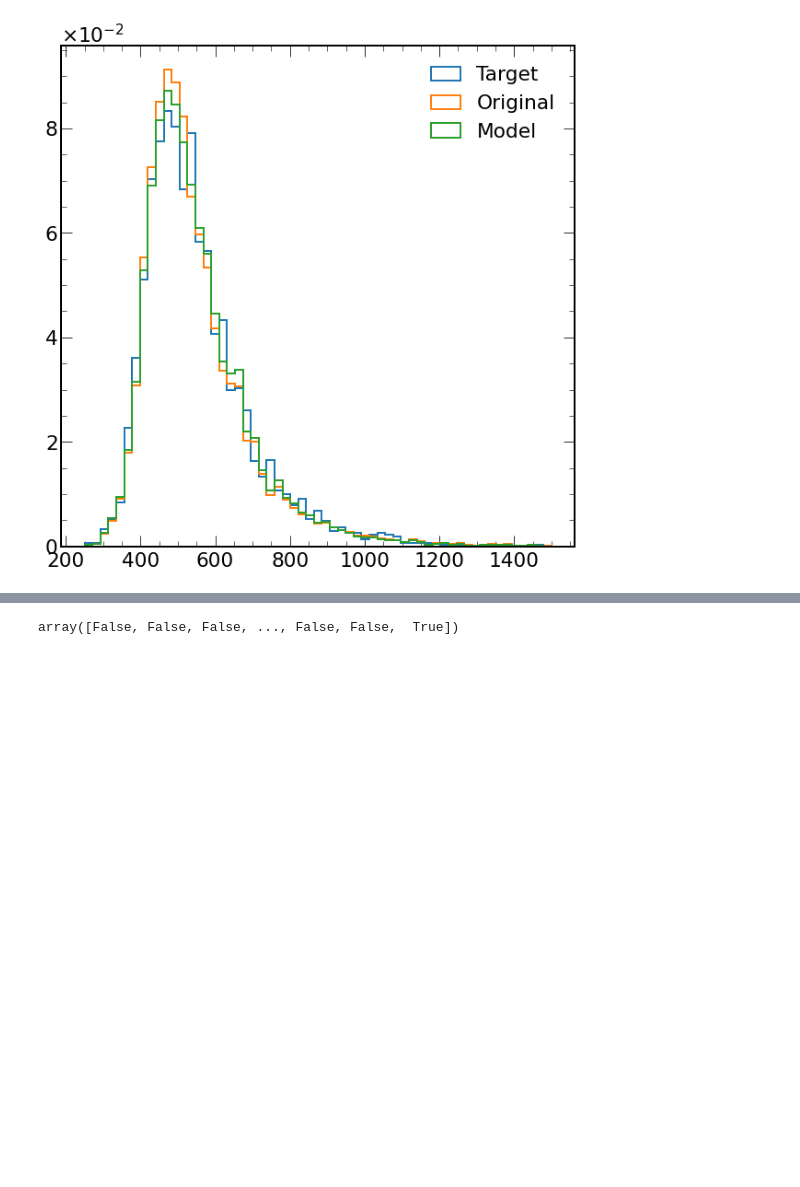
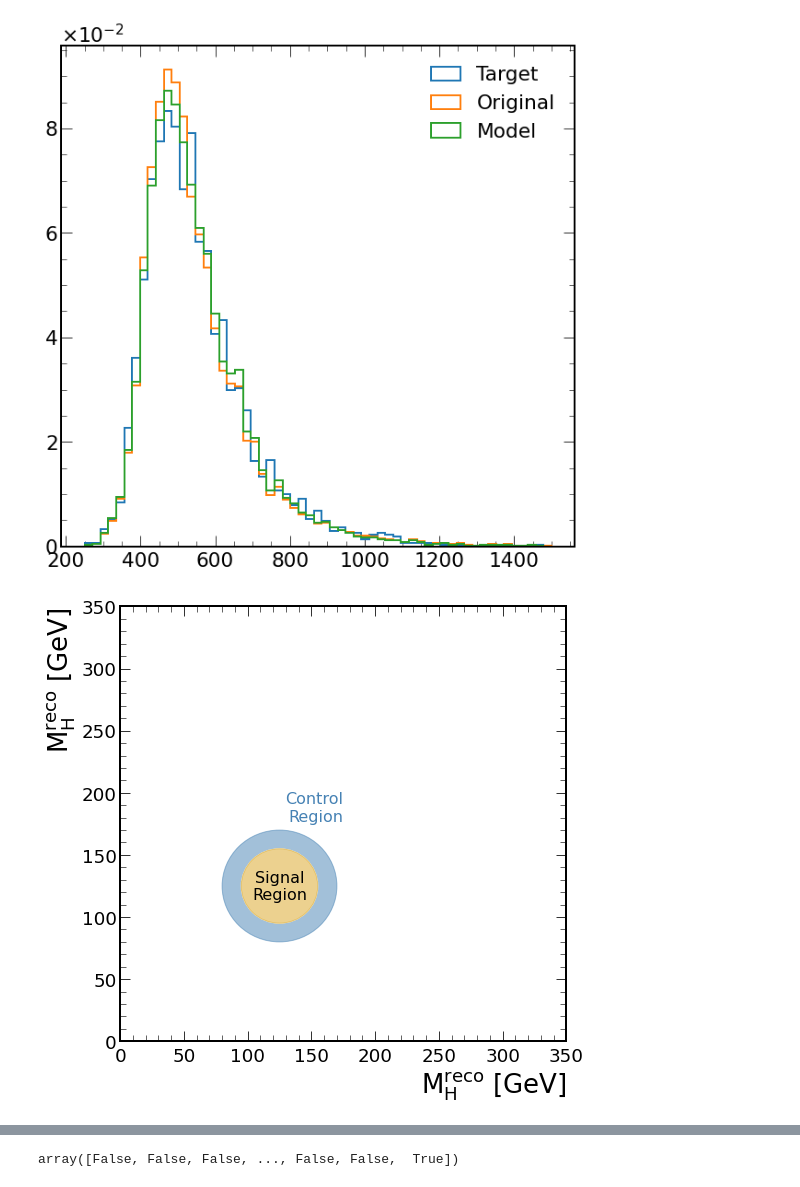
Before and after one commit to srosenzweig09/analysis, a Jupyter notebook: jupyter/5_background_estimation/baseline_regions/bdt_classifier.ipynb, the cells around one changed output, grey strips where cells are left out. Saved outputs shown, nothing was run; the diff lists cells and outputs as text; code cells hidden in the pictures; blank space fills up the shorter version.

```diff
--- a/jupyter/5_background_estimation/baseline_regions/bdt_classifier.ipynb
+++ b/jupyter/5_background_estimation/baseline_regions/bdt_classifier.ipynb
@@ -910,3 +910,34 @@ h_control = 'XX'
 
 signal_region = mpatches.Patch(color='black', fill=False, hatch=h_signal, alpha=0.5, label='Signal Region')
 control_region = mpatches.Patch(color='black', fill=False, hatch=h_control, alpha=0.5, label='Control Region')
+# %%
+SR_color = 'goldenrod'
+CR_color = 'steelblue'
+SR_text = 'black'
+CR_text = CR_color
+
+Ac = 125
+Vc = 178
+
+fig, ax = plt.subplots()
+
+circle3 = plt.Circle((Ac, Ac), 30, alpha=0.5, color=SR_color)
+circle_a = plt.Circle((Ac, Ac), 30, color='white')
+circle4 = plt.Circle((Ac, Ac), 45, alpha=0.5, color=CR_color)
+
+ax.add_patch(circle4)
+ax.add_patch(circle_a)
+ax.add_patch(circle3)
+
+ax.text(Ac, Ac, 'Signal\nRegion', ha='center', va='center', fontsize=16, color='black')
+ax.text(175, 175, 'Control\nRegion', ha='right', va='bottom', fontsize=16, color=CR_color)
+
+ax.set_ylim(0, 350)
+ax.set_xlim(0, 350)
+
+ax.set_xlabel(r"M$_\mathrm{H}^\mathrm{reco}$ [GeV]", fontsize=26)
+ax.set_ylabel(r"M$_\mathrm{H}^\mathrm{reco}$ [GeV]", fontsize=26)
+
+fig.savefig("plots/diagrams/signal_control_regions.pdf")
+# %% [output]
+[figure, added]
```
Also changed, not shown: parts of 10 cells of this notebook, 14 other files.
